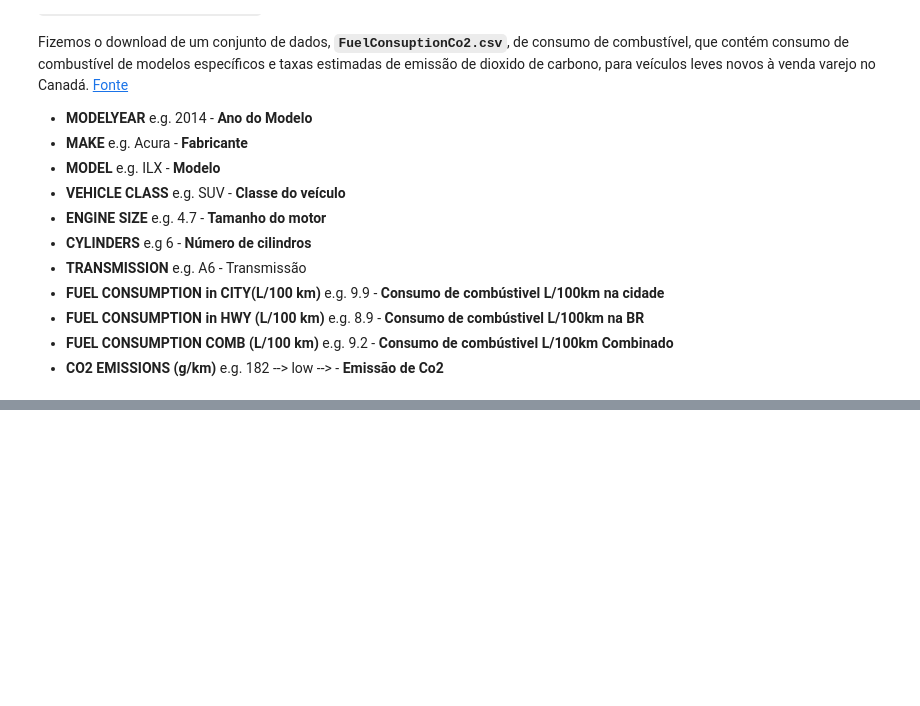
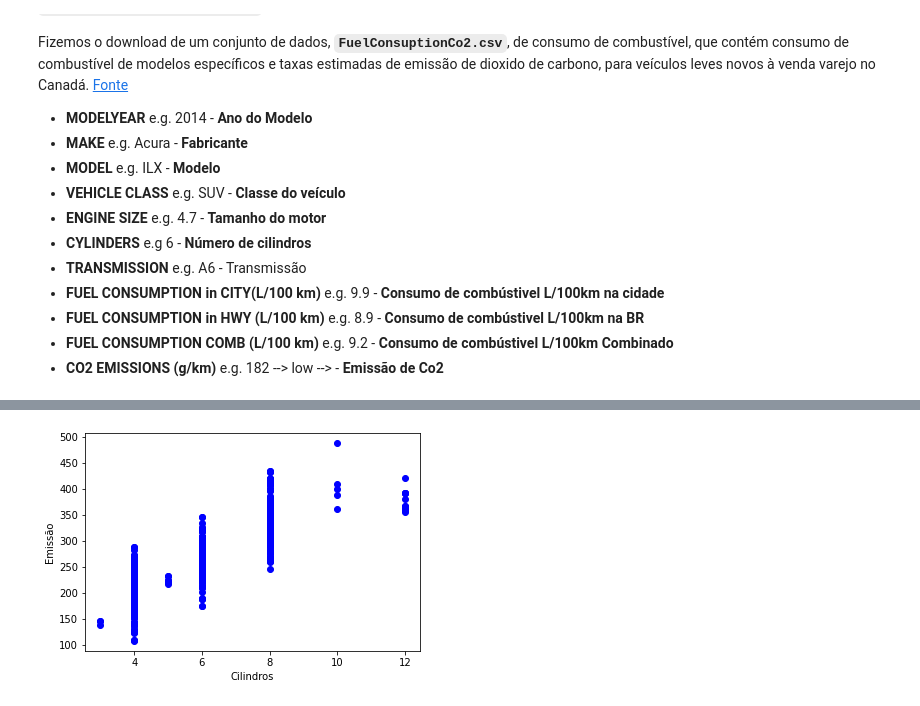
Before and after one commit to kauebr/Machine-Learning-Projects-IBM, a Jupyter notebook: Regressao linear multipla/Emissoes_co2.ipynb, the cells around one changed output, grey strips where cells are left out. Drawn from its saved outputs; the diff is of its cells as text; code cells hidden in the pictures; blank space fills up the shorter version.

```diff
--- a/Regressao linear multipla/Emissoes_co2.ipynb
+++ b/Regressao linear multipla/Emissoes_co2.ipynb
@@ -70,0 +108,7 @@ Fizemos o download de um conjunto de dados, **`FuelConsuptionCo2.csv`**, de cons
+# %%
+plt.scatter(train.CYLINDERS, train.CO2EMISSIONS,  color='blue')
+plt.xlabel("Cilindros")
+plt.ylabel("Emissão")
+plt.show()
+# %% [output]
+[figure, added]
```
Also changed, not shown: parts of 12 cells of this notebook.
